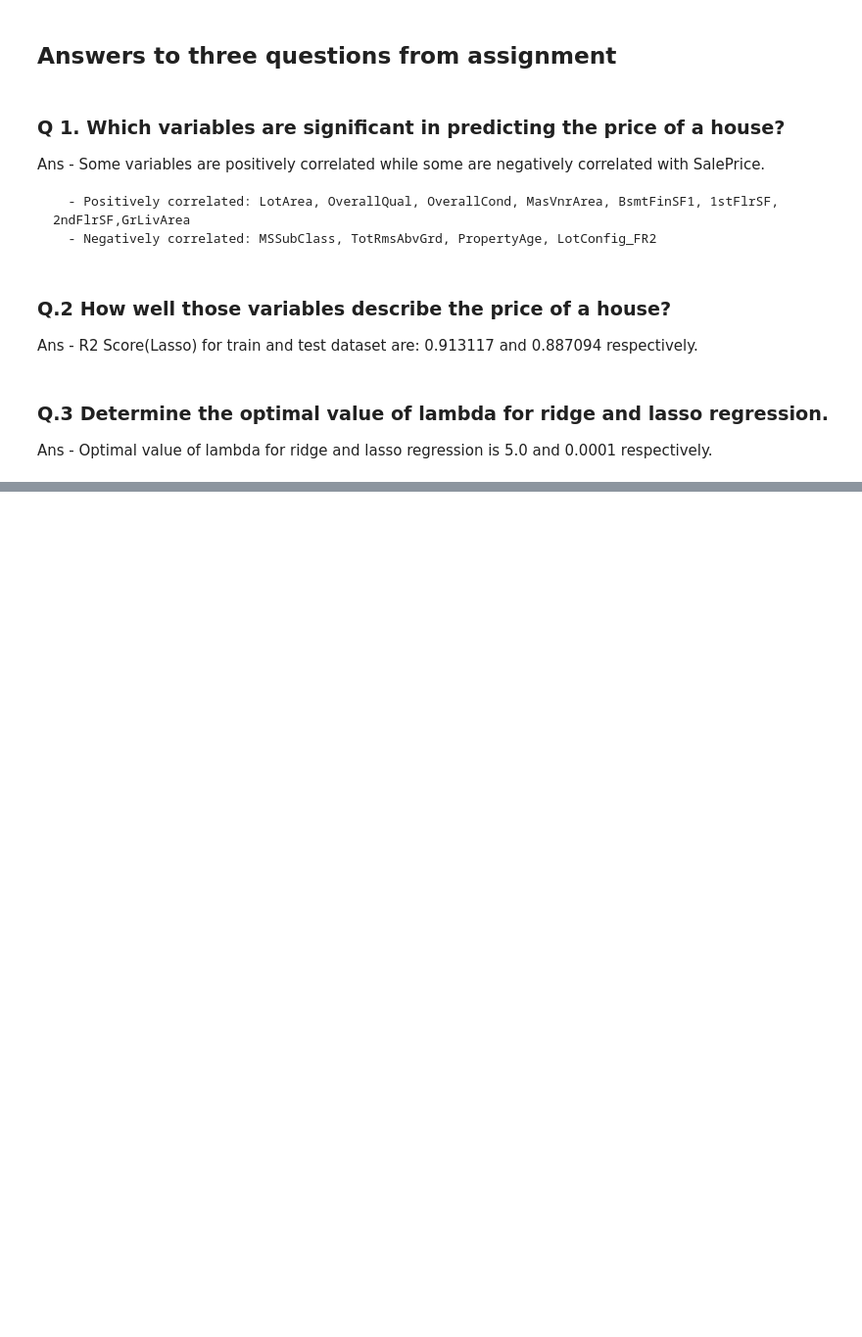
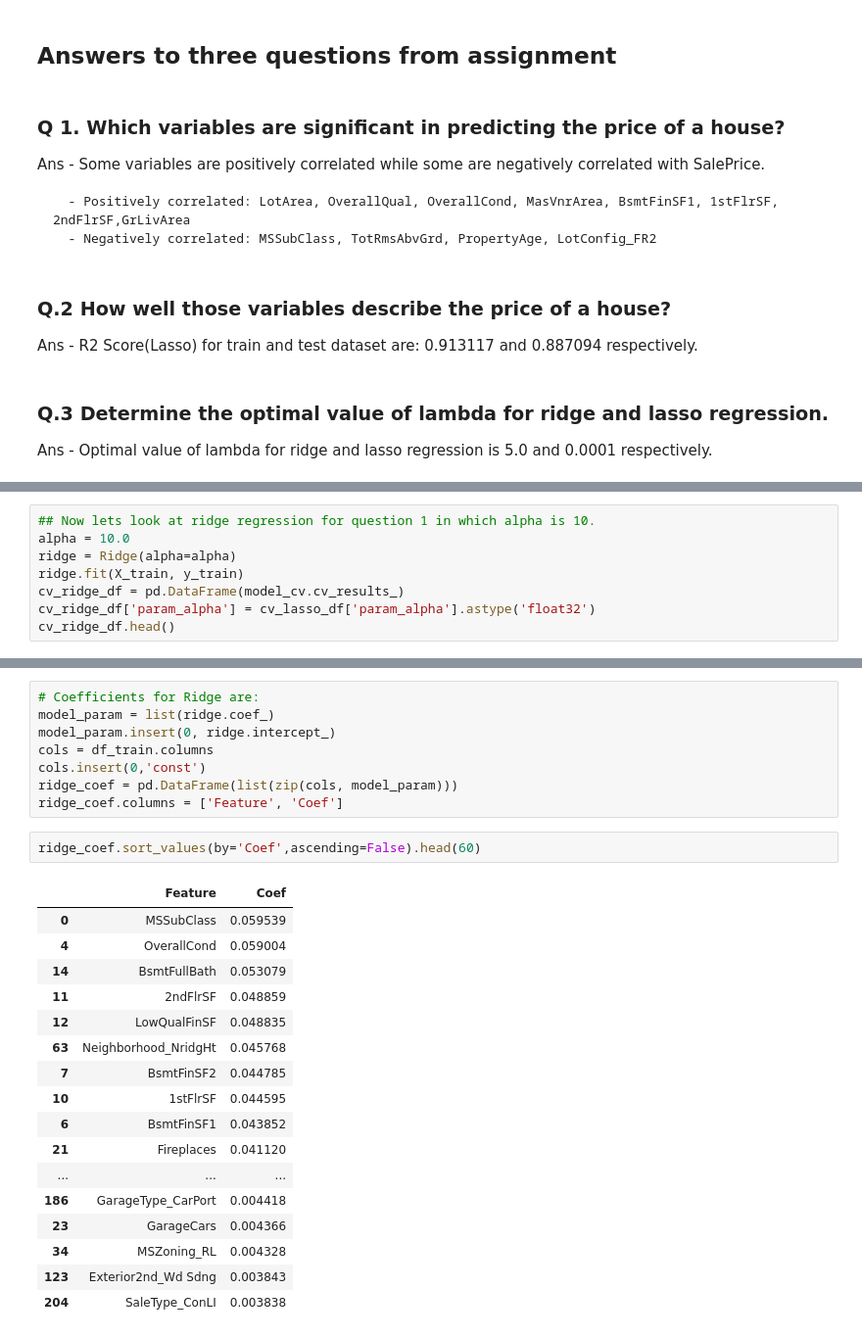
Before and after one commit to kc11381/Housing_Price_Prediction_Case_Study, a Jupyter notebook: house_price_prediction.ipynb, the cells around one changed output, grey strips where cells are left out. Shown at 98% size. Saved outputs shown, nothing was run; the diff lists cells and outputs as text; blank space fills up the shorter version.

Commit message:
Sub question 1 answers

```diff
--- a/house_price_prediction.ipynb
+++ b/house_price_prediction.ipynb
@@ -988,0 +1079,8 @@ Ans - Optimal value of lambda for ridge and lasso regression is 5.0 and 0.0001 r
+# %%
+## Now lets look at ridge regression for question 1 in which alpha is 10.
+alpha = 10.0
+ridge = Ridge(alpha=alpha)
+ridge.fit(X_train, y_train)
+cv_ridge_df = pd.DataFrame(model_cv.cv_results_)
+cv_ridge_df['param_alpha'] = cv_lasso_df['param_alpha'].astype('float32')
+cv_ridge_df.head()
@@ -988,0 +1095,28 @@ Ans - Optimal value of lambda for ridge and lasso regression is 5.0 and 0.0001 r
+# %%
+# Coefficients for Ridge are:
+model_param = list(ridge.coef_)
+model_param.insert(0, ridge.intercept_)
+cols = df_train.columns
+cols.insert(0,'const')
+ridge_coef = pd.DataFrame(list(zip(cols, model_param)))
+ridge_coef.columns = ['Feature', 'Coef']
+# %%
+ridge_coef.sort_values(by='Coef',ascending=False).head(60)
+# %% [output]
+|  | Feature | Coef |
+| 0 | MSSubClass | 0.059539 |
+| 4 | OverallCond | 0.059004 |
+| 14 | BsmtFullBath | 0.053079 |
+| 11 | 2ndFlrSF | 0.048859 |
+| 12 | LowQualFinSF | 0.048835 |
+| 63 | Neighborhood_NridgHt | 0.045768 |
+| 7 | BsmtFinSF2 | 0.044785 |
+| 10 | 1stFlrSF | 0.044595 |
+| 6 | BsmtFinSF1 | 0.043852 |
+| 21 | Fireplaces | 0.041120 |
+| ... | ... | ... |
+| 186 | GarageType_CarPort | 0.004418 |
+| 23 | GarageCars | 0.004366 |
+| 34 | MSZoning_RL | 0.004328 |
+| 123 | Exterior2nd_Wd Sdng | 0.003843 |
+| 204 | SaleType_ConLI | 0.003838 |
```
Also changed, not shown: parts of 10 cells of this notebook.
